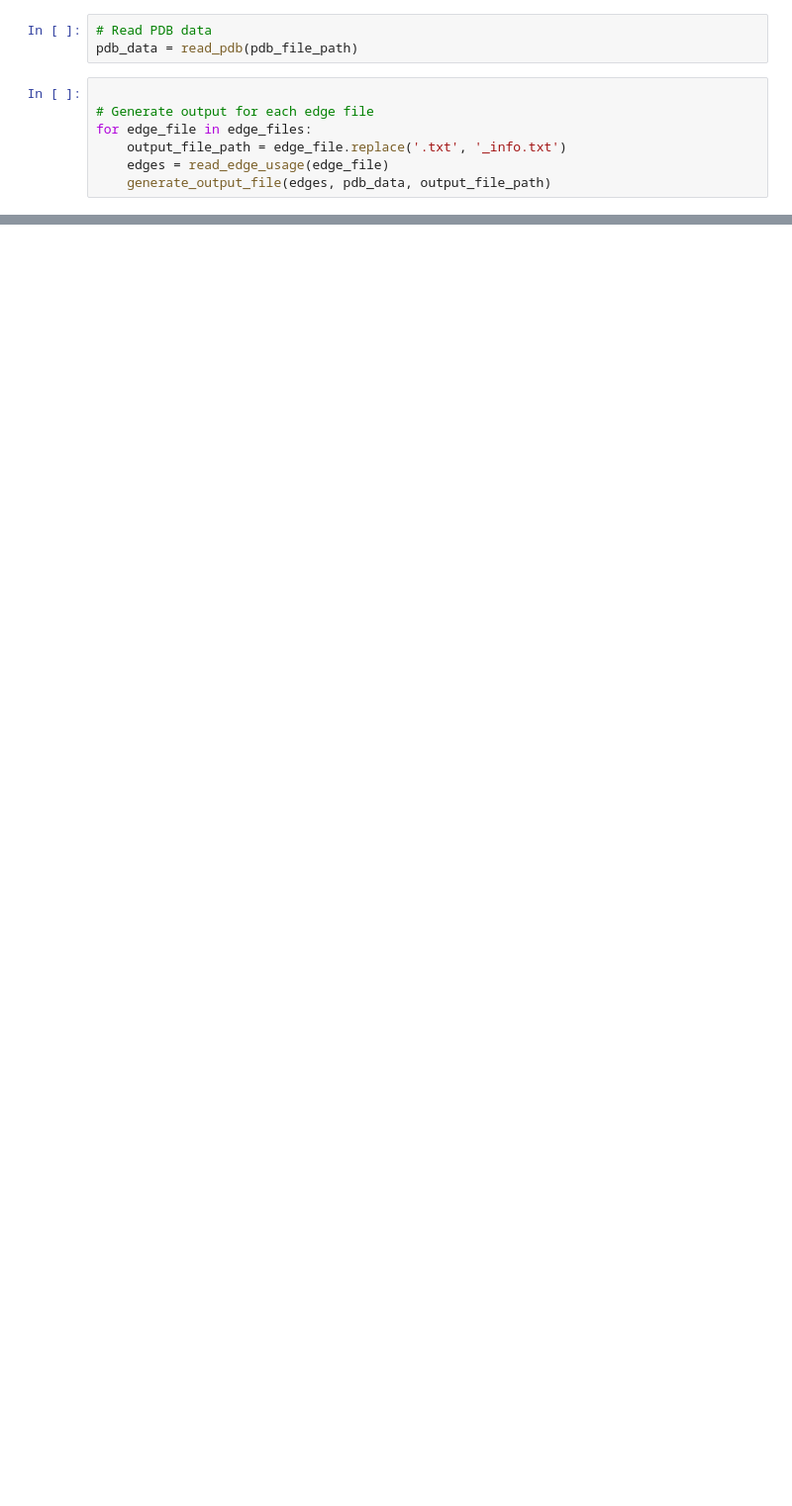
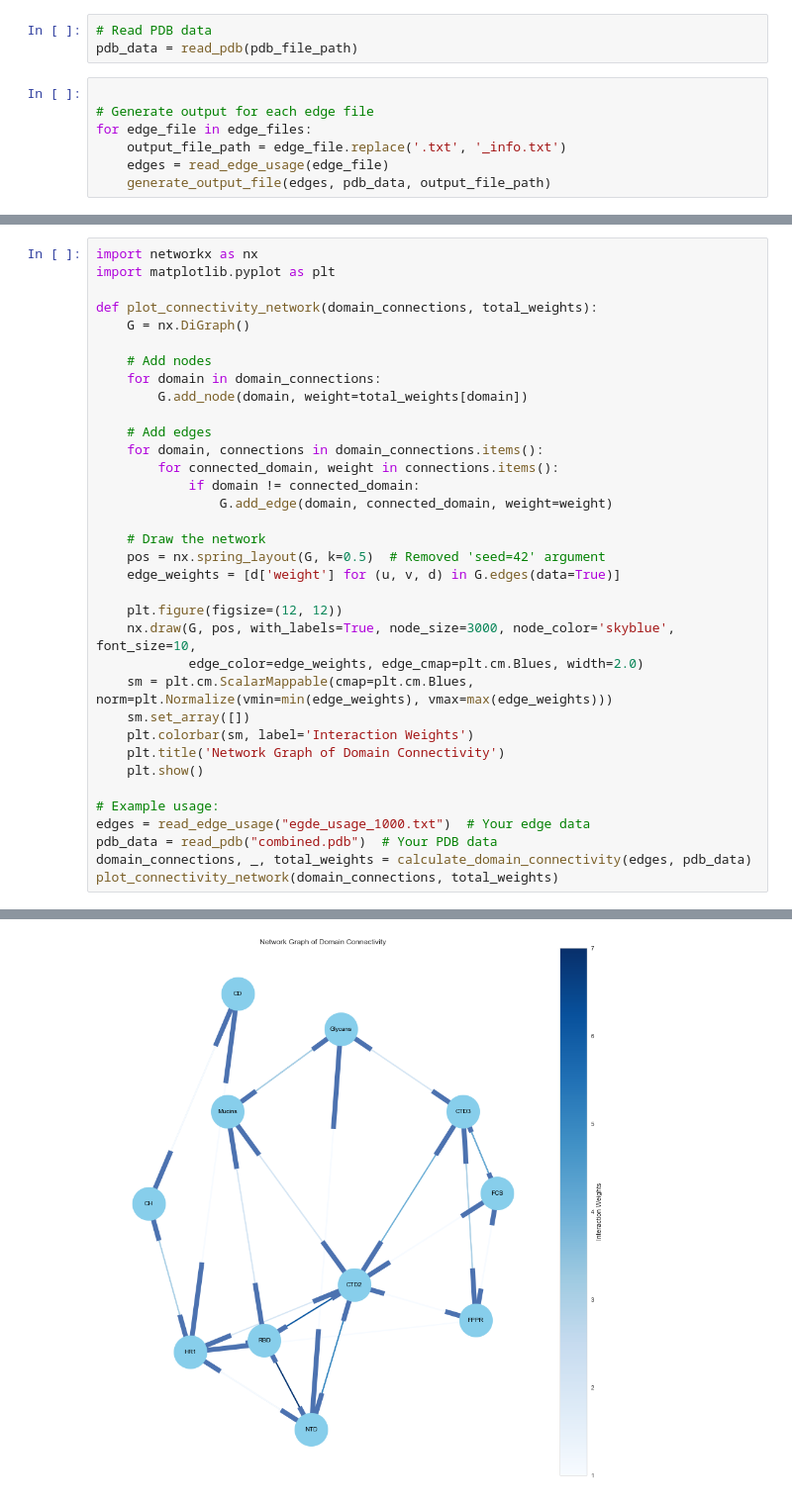
Before and after one commit to ccalvotusell/MDrepo, a Jupyter notebook: spike/scripts/test_plots/plot_test1.ipynb, the cells around one changed output, grey strips where cells are left out. Shown at 99% size. Drawn from its saved outputs; the diff is of its cells as text; blank space fills up the shorter version.

```diff
--- a/spike/scripts/test_plots/plot_test1.ipynb
+++ b/spike/scripts/test_plots/plot_test1.ipynb
@@ -169,0 +519,36 @@ plot_domain_weights(edge_files, pdb_data)
+# %%
+import networkx as nx
+import matplotlib.pyplot as plt
+
+def plot_connectivity_network(domain_connections, total_weights):
+    G = nx.DiGraph()
+
+    # Add nodes
+    for domain in domain_connections:
+        G.add_node(domain, weight=total_weights[domain])
+
+    # Add edges
+    for domain, connections in domain_connections.items():
+        for connected_domain, weight in connections.items():
+            if domain != connected_domain:
+                G.add_edge(domain, connected_domain, weight=weight)
+
+    # Draw the network
+    pos = nx.spring_layout(G, k=0.5)  # Removed 'seed=42' argument
+    edge_weights = [d['weight'] for (u, v, d) in G.edges(data=True)]
+
+    plt.figure(figsize=(12, 12))
+    nx.draw(G, pos, with_labels=True, node_size=3000, node_color='skyblue', font_size=10,
+            edge_color=edge_weights, edge_cmap=plt.cm.Blues, width=2.0)
+    sm = plt.cm.ScalarMappable(cmap=plt.cm.Blues, norm=plt.Normalize(vmin=min(edge_weights), vmax=max(edge_weights)))
+    sm.set_array([])
+    plt.colorbar(sm, label='Interaction Weights')
+    plt.title('Network Graph of Domain Connectivity')
+    plt.show()
+
+# Example usage:
+edges = read_edge_usage("egde_usage_1000.txt")  # Your edge data
+pdb_data = read_pdb("combined.pdb")  # Your PDB data
+domain_connections, _, total_weights = calculate_domain_connectivity(edges, pdb_data)
+plot_connectivity_network(domain_connections, total_weights)
+# %% [output]
@@ -169,0 +561 @@ plot_domain_weights(edge_files, pdb_data)
+[figure, added]
```
Also changed, not shown: parts of 18 cells of this notebook.
